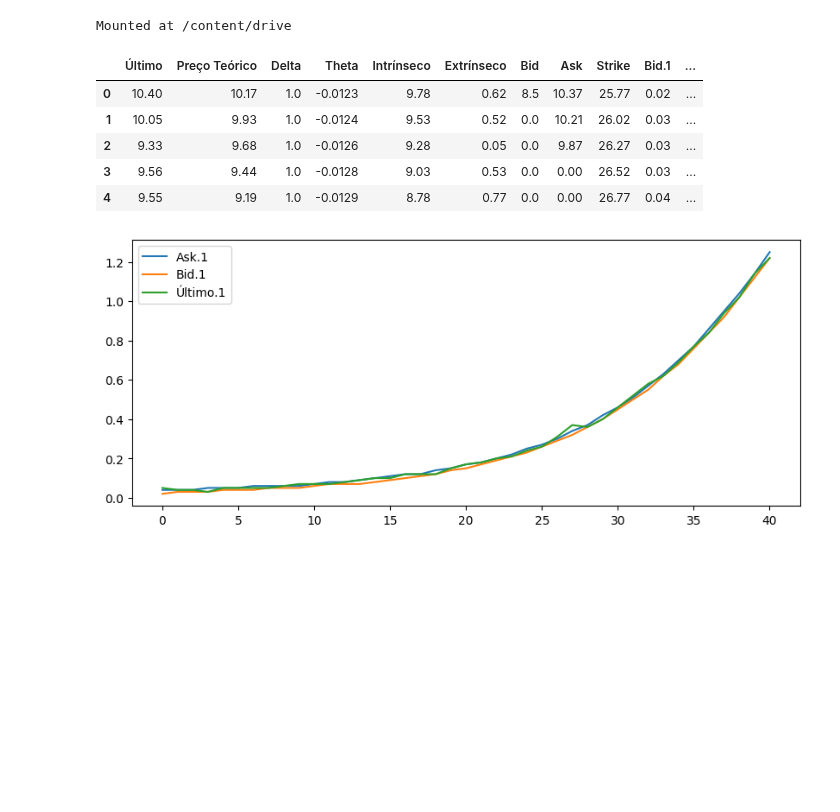
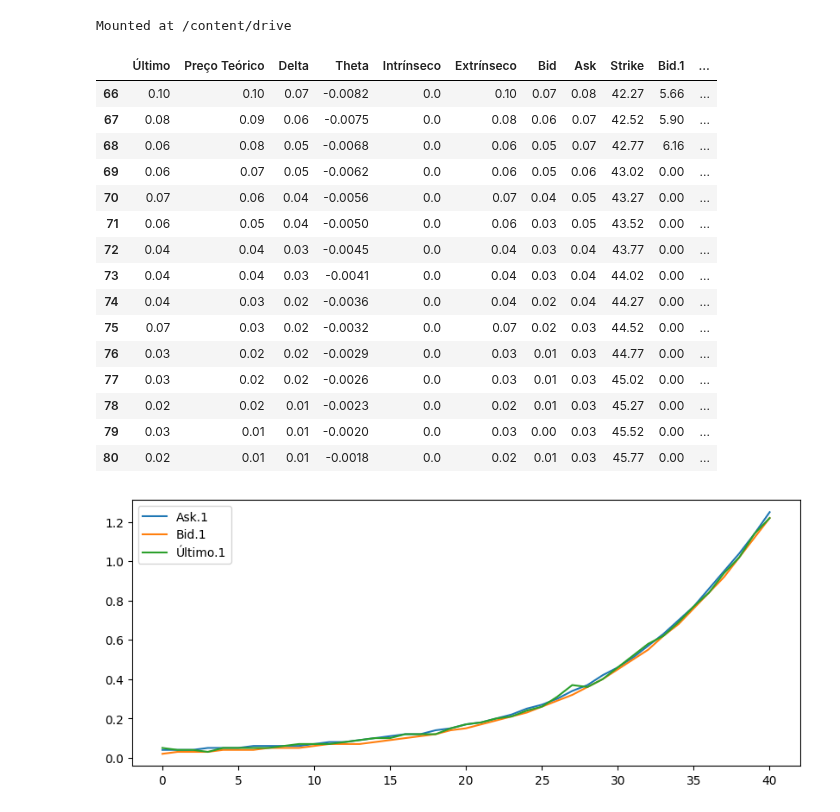
Before and after one commit to facklen/python_para_investimentos, a Jupyter notebook: Avaliação_Opções.ipynb, the cells around one changed output. Drawn from its saved outputs; the diff is of its cells as text; code cells hidden in the pictures; blank space fills up the shorter version.

```diff
--- a/Avaliação_Opções.ipynb
+++ b/Avaliação_Opções.ipynb
@@ -55,14 +55,24 @@ drive.mount('/content/drive')
 Mounted at /content/drive
 # %%
 Opções =pd.read_excel("/content/drive/MyDrive/Opções Dados/PETR4_04_12_23_to_19_01.xlsx",)
-Opções.head(5)
+Opções.tail(15)
 # %% [output]
 |  | Último | Preço Teórico | Delta | Theta | Intrínseco | Extrínseco | Bid | Ask | Strike | Bid.1 | ... |
-| 0 | 10.40 | 10.17 | 1.0 | -0.0123 | 9.78 | 0.62 | 8.5 | 10.37 | 25.77 | 0.02 | ... |
-| 1 | 10.05 | 9.93 | 1.0 | -0.0124 | 9.53 | 0.52 | 0.0 | 10.21 | 26.02 | 0.03 | ... |
-| 2 | 9.33 | 9.68 | 1.0 | -0.0126 | 9.28 | 0.05 | 0.0 | 9.87 | 26.27 | 0.03 | ... |
-| 3 | 9.56 | 9.44 | 1.0 | -0.0128 | 9.03 | 0.53 | 0.0 | 0.00 | 26.52 | 0.03 | ... |
-| 4 | 9.55 | 9.19 | 1.0 | -0.0129 | 8.78 | 0.77 | 0.0 | 0.00 | 26.77 | 0.04 | ... |
+| 66 | 0.10 | 0.10 | 0.07 | -0.0082 | 0.0 | 0.10 | 0.07 | 0.08 | 42.27 | 5.66 | ... |
+| 67 | 0.08 | 0.09 | 0.06 | -0.0075 | 0.0 | 0.08 | 0.06 | 0.07 | 42.52 | 5.90 | ... |
+| 68 | 0.06 | 0.08 | 0.05 | -0.0068 | 0.0 | 0.06 | 0.05 | 0.07 | 42.77 | 6.16 | ... |
+| 69 | 0.06 | 0.07 | 0.05 | -0.0062 | 0.0 | 0.06 | 0.05 | 0.06 | 43.02 | 0.00 | ... |
+| 70 | 0.07 | 0.06 | 0.04 | -0.0056 | 0.0 | 0.07 | 0.04 | 0.05 | 43.27 | 0.00 | ... |
+| 71 | 0.06 | 0.05 | 0.04 | -0.0050 | 0.0 | 0.06 | 0.03 | 0.05 | 43.52 | 0.00 | ... |
+| 72 | 0.04 | 0.04 | 0.03 | -0.0045 | 0.0 | 0.04 | 0.03 | 0.04 | 43.77 | 0.00 | ... |
+| 73 | 0.04 | 0.04 | 0.03 | -0.0041 | 0.0 | 0.04 | 0.03 | 0.04 | 44.02 | 0.00 | ... |
+| 74 | 0.04 | 0.03 | 0.02 | -0.0036 | 0.0 | 0.04 | 0.02 | 0.04 | 44.27 | 0.00 | ... |
+| 75 | 0.07 | 0.03 | 0.02 | -0.0032 | 0.0 | 0.07 | 0.02 | 0.03 | 44.52 | 0.00 | ... |
+| 76 | 0.03 | 0.02 | 0.02 | -0.0029 | 0.0 | 0.03 | 0.01 | 0.03 | 44.77 | 0.00 | ... |
+| 77 | 0.03 | 0.02 | 0.02 | -0.0026 | 0.0 | 0.03 | 0.01 | 0.03 | 45.02 | 0.00 | ... |
+| 78 | 0.02 | 0.02 | 0.01 | -0.0023 | 0.0 | 0.02 | 0.01 | 0.03 | 45.27 | 0.00 | ... |
+| 79 | 0.03 | 0.01 | 0.01 | -0.0020 | 0.0 | 0.03 | 0.00 | 0.03 | 45.52 | 0.00 | ... |
+| 80 | 0.02 | 0.01 | 0.01 | -0.0018 | 0.0 | 0.02 | 0.01 | 0.03 | 45.77 | 0.00 | ... |
 # %%
 # Ask são os vendedores
 # Bid são os compradores
```
Also changed, not shown: parts of 2 cells of this notebook.
